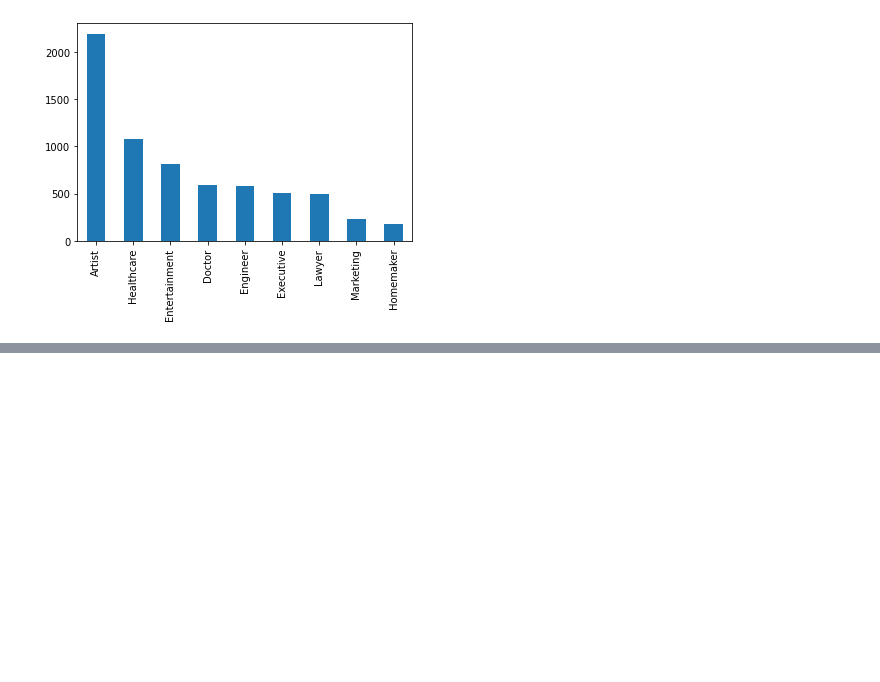
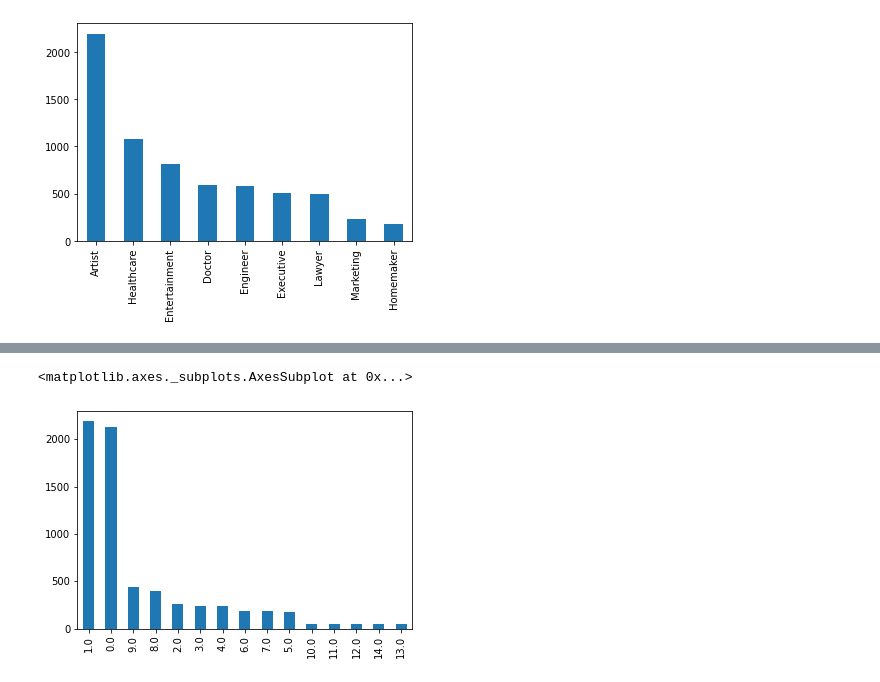
Before and after one commit to willakuffo/ML_finalproject, a Jupyter notebook: customer_Segmentation.ipynb, the cells around one changed output, grey strips where cells are left out. Drawn from its saved outputs; the diff is of its cells as text; code cells hidden in the pictures; blank space fills up the shorter version.

```diff
--- a/customer_Segmentation.ipynb
+++ b/customer_Segmentation.ipynb
@@ -198,0 +230,5 @@ sns.kdeplot(df_tt['Age'],label = 'age')
+# %%
+df_tt['Work_Experience'].value_counts().plot(kind = 'bar')
+# %% [output]
+<matplotlib.axes._subplots.AxesSubplot at 0x...>
+[figure, added]
```
Also changed, not shown: parts of 144 cells of this notebook.
